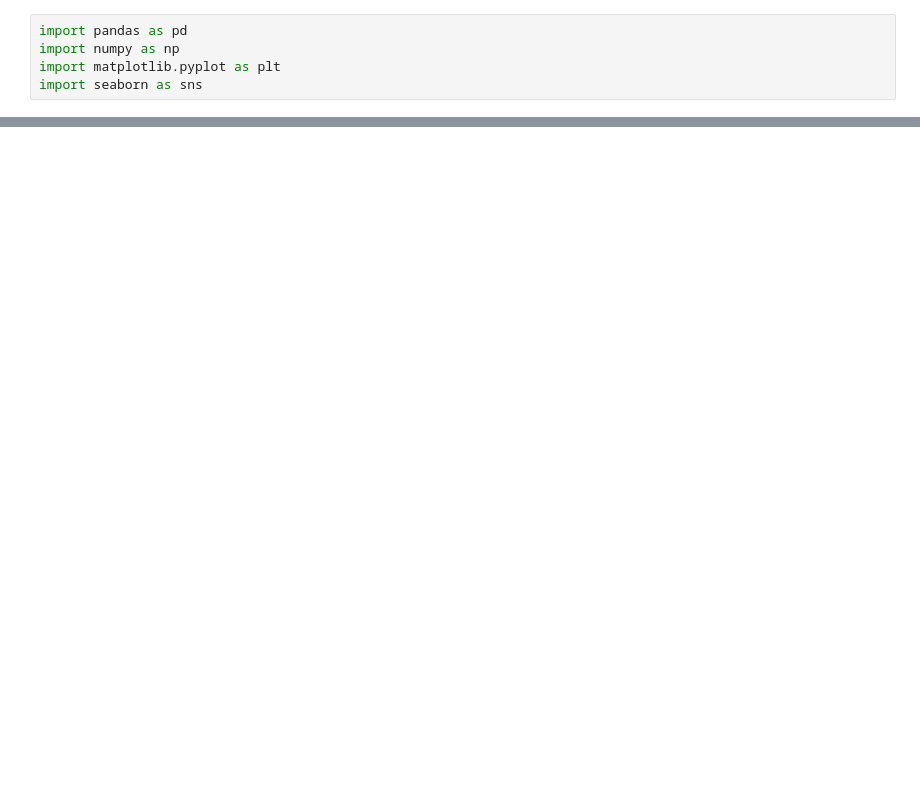
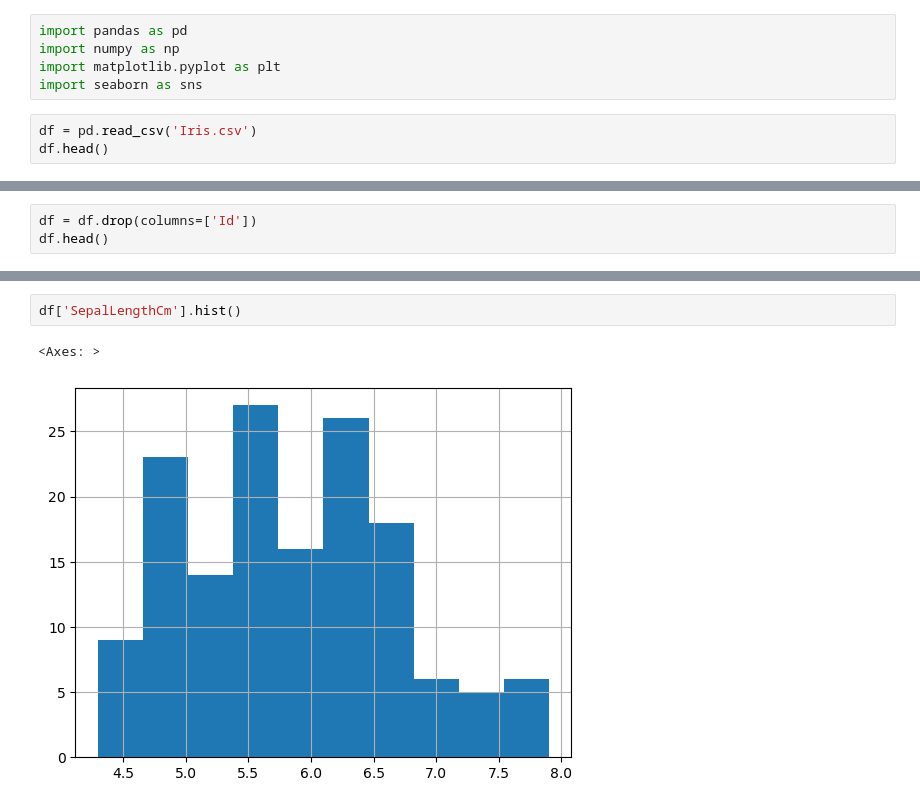
Before and after one commit to Himanshukumar56/Iris-Flower-Classification, a Jupyter notebook: main.ipynb, the cells around one changed output, grey strips where cells are left out. Saved outputs shown, nothing was run; the diff lists cells and outputs as text; blank space fills up the shorter version.

Commit message:
Visualisation of data init

```diff
--- a/main.ipynb
+++ b/main.ipynb
@@ -3,3 +3,6 @@ import pandas as pd
 import numpy as np
 import matplotlib.pyplot as plt
 import seaborn as sns
+# %%
+df = pd.read_csv('Iris.csv')
+df.head()
@@ -5,0 +16,3 @@ import seaborn as sns
+# %%
+df = df.drop(columns=['Id'])
+df.head()
@@ -5,0 +72,5 @@ import seaborn as sns
+# %%
+df['SepalLengthCm'].hist()
+# %% [output]
+<Axes: >
+[figure, added]
```
Also changed, not shown: parts of 15 cells of this notebook.
